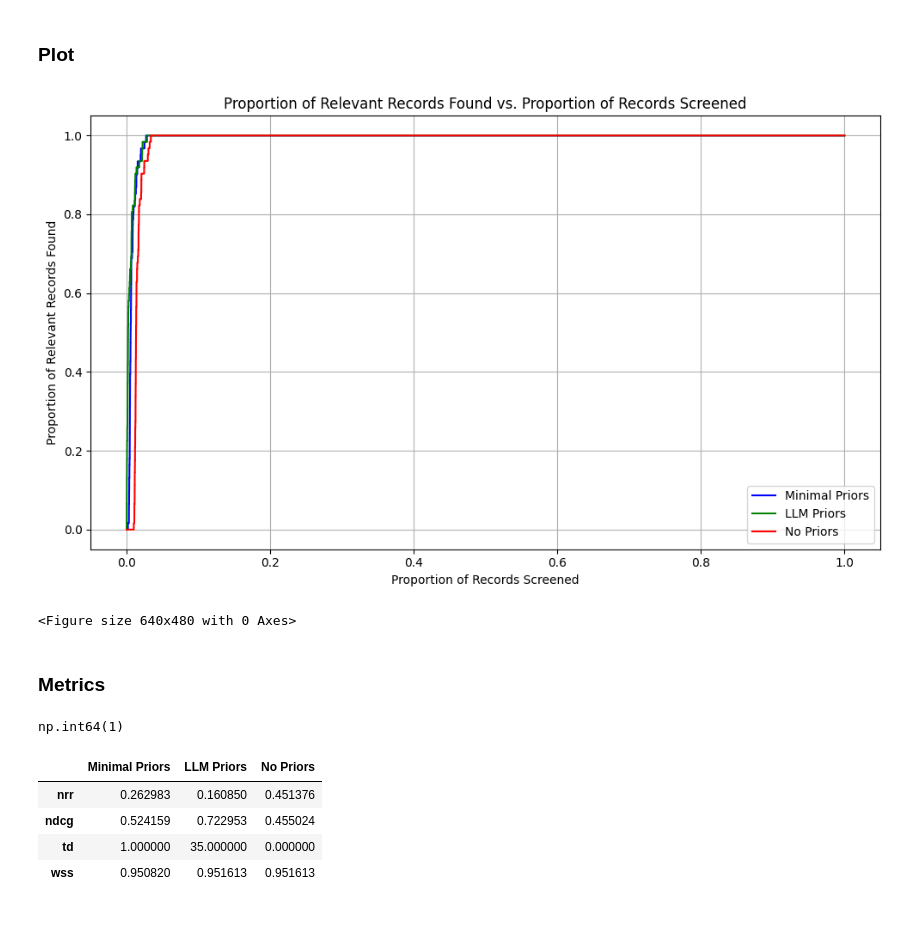
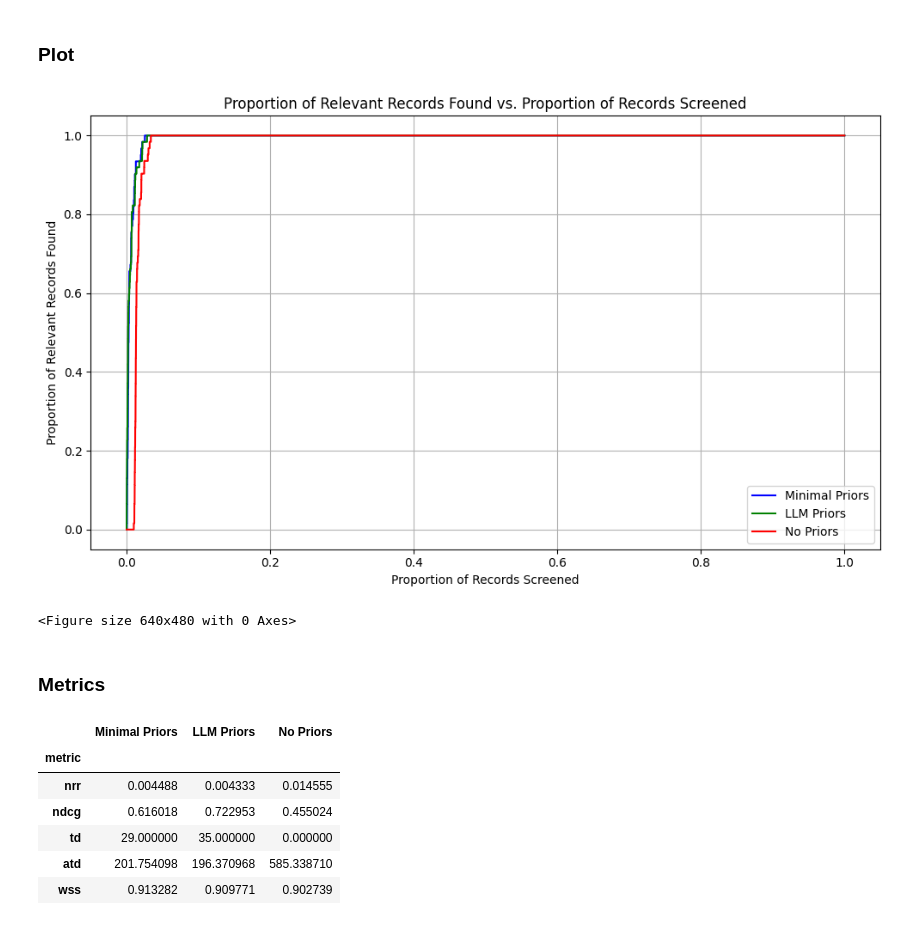
Before and after one commit to timovanommeren/jump_starting_evidence_synthesis, a Jupyter notebook: notebooks/simulation.ipynb, the cells around one changed output. Saved outputs shown, nothing was run; the diff lists cells and outputs as text; code cells hidden in the pictures.

Commit message:
imported insights and fixed calculated metrics, as part of #9 -- note that code could still be a lot more efficient

```diff
--- a/notebooks/simulation.ipynb
+++ b/notebooks/simulation.ipynb
@@ -28,7 +27,7 @@ import litellm
 name_dataset = 'Brouwer_2019'
 
 dataset_path = f'C:\\Users\\timov\\Desktop\\Utrecht\\Utrecht\\MSBBSS\\thesis_timo\\Synergy\\synergy_dataset\\{name_dataset}.csv'
-output_path = output_path = os.path.join(os.getcwd(), name_dataset)
+output_path = output_path = os.path.join(os.getcwd(), f"output\{name_dataset}")
 stimulus_for_llm = ['inclusion_criteria', 'exclusion_criteria'] # specify which columns from the snyergy metadata to use as stimulus for LLM
 # %%
 os.makedirs(output_path, exist_ok=True)
@@ -168,8 +167,17 @@ tfidf_kwargs = {
     "min_df": 1,
 }
 
+alc_no_prior = [
+    asreview.ActiveLearningCycle(querier=TopDown(), stopper=IsFittable()),
+    asreview.ActiveLearningCycle(
+        querier=Max(),
+        classifier=SVM(C=0.11, loss="squared_hinge"),
+        balancer=Balanced(ratio=9.8),
+        feature_extractor=Tfidf(**tfidf_kwargs),
+    )
+]
+
 alc = [
-    asreview.ActiveLearningCycle(querier=TopDown(), stopper=IsFittable()),
     asreview.ActiveLearningCycle(
         querier=Max(),
         classifier=SVM(C=0.11, loss="squared_hinge"),
@@ -189,7 +197,7 @@ simulate_llm.label(llm_prior_idx)
 simulate_llm.review()
 
 # Run simulation without priors (random start)
-simulate_no_priors = asreview.Simulate(X=dataset, labels=dataset["label_included"], cycles=alc)
+simulate_no_priors = asreview.Simulate(X=dataset, labels=dataset["label_included"], cycles=alc_no_prior)
 simulate_no_priors.review()
 
 # This line drops priors. To access the dataframe before this, just use simulate._results
@@ -208,19 +216,23 @@ def pad_labels(labels, num_priors, num_records):
     return pd.Series(
         labels.tolist() + np.zeros(num_records - len(labels) - num_priors).tolist()
     )
+# %%
+padded_labels_minimal = pad_labels(df_results_minimal["label"].reset_index(drop=True), len(minimal_prior_idx), len(dataset))
+padded_labels_llm = pad_labels(df_results_llm["label"].reset_index(drop=True), len(llm_prior_idx), len(dataset_llm))
+padded_labels_no_priors = pad_labels(df_results_no_priors["label"].reset_index(drop=True), 0, len(dataset))
 # %%
 # concatenate the three cumulative sum results in one dataframe for adding metadata and plotting
 
 df_cumsum = pd.DataFrame({
-    'Minimal Priors': pad_labels(df_results_minimal["label"].reset_index(drop=True), len(minimal_prior_idx), len(dataset)).cumsum(),
-    'LLM Priors': pad_labels(df_results_llm["label"].reset_index(drop=True), len(llm_prior_idx), len(dataset_llm)).cumsum(),
-    'No Priors': pad_labels(df_results_no_priors["label"].reset_index(drop=True), 0, len(dataset)).cumsum()
+    'Minimal Priors': padded_labels_minimal.cumsum(),
+    'LLM Priors': padded_labels_llm.cumsum(),
+    'No Priors': padded_labels_no_priors.cumsum()
 })
 
 df_cumsum
 
 # save cumulative sum dataframe to output_path
-df_cumsum_path = Path.Path(output_path) / f'{name_dataset}_cumsum_results.csv'
+df_cumsum_path = Path.Path(output_path) / 'cumsum_results.csv'
 df_cumsum.to_csv(df_cumsum_path, index=False)
 df_cumsum
 # %% [output]
@@ -242,22 +254,22 @@ df_cumsum
 # %%
 # generate a plot with scaled cumulative sum (divided by total number of relevant records in dataset)
 plt.figure(figsize=(10, 6))
 plt.step(np.arange(1, len(df_cumsum['Minimal Priors'].dropna())+1) / len(df_cumsum['Minimal Priors'].dropna()), (df_cumsum['Minimal Priors'] / (dataset['label_included'].sum() - dataset['label_included'].iloc[minimal_prior_idx].sum())).dropna(), label='Minimal Priors', color='blue', where='post')
 plt.step(np.arange(1, len(df_cumsum['LLM Priors'].dropna())+1) / len(df_cumsum['LLM Priors'].dropna()), (df_cumsum['LLM Priors'] / dataset['label_included'].sum()).dropna(), label='LLM Priors', color='green', where='post')
 plt.step(np.arange(1, len(df_cumsum['No Priors'].dropna())+1) / len(df_cumsum['No Priors'].dropna()), (df_cumsum['No Priors'] / (dataset['label_included'].sum())).dropna(), label='No Priors', color='red', where='post')
 plt.xlabel('Proportion of Records Screened')
 plt.ylabel('Proportion of Relevant Records Found')
 plt.title('Proportion of Relevant Records Found vs. Proportion of Records Screened')
 plt.legend()
 plt.grid(True)
 plt.tight_layout()
 plt.show()
 
 # save plot to output_path
-plot_path = Path.Path(output_path) / f'{name_dataset}_simulation_plot.png'
+plot_path = Path.Path(output_path) / 'recall_plot.png'
 plt.savefig(plot_path)
 # %% [output]
-[figure, old version]
+[figure, new version]
 <Figure size 640x480 with 0 Axes>
 # %% [markdown]
 ### Metrics
@@ -272,8 +283,0 @@ ndcg_score_no_priors = ndcg(list(df_results_no_priors['label']))
-# %%
-Time_to_Discovery = 100
-
-td_minimal = df_results_minimal['label'].iloc[0:Time_to_Discovery,].sum()
-td_llm = df_results_llm['label'].iloc[0:Time_to_Discovery,].sum()
-td_no_priors = df_results_no_priors['label'].iloc[0:Time_to_Discovery,].sum()
-# %% [output]
-np.int64(1)
@@ -289,19 +314,25 @@ wss_no_priors = all_wss_no_priors[0][math.floor(len(all_wss_no_priors[0]) * thre
 # %%
-metrics = {
-    'Minimal Priors': [nrr_minimal, ndcg_score_minimal, td_minimal, wss_minimal],
-    'LLM Priors': [nrr_llm, ndcg_score_llm, td_llm, wss_llm],
-    'No Priors': [nrr_no_priors, ndcg_score_no_priors, td_no_priors, wss_no_priors]
-}
+metric_names = ["nrr", "ndcg", "td", "atd", "wss"]
 
-df_metrics = pd.DataFrame(metrics, index = ["nrr", "ndcg", "td", "wss"])
+df_metrics = (
+    pd.DataFrame({
+        "metric": metric_names,
+        'Minimal Priors': [nrr_minimal, ndcg_score_minimal, td_minimal, atd_minimal, all_wss_minimal[1][idx_minimal]],
+        'LLM Priors': [nrr_llm, ndcg_score_llm, td_llm, atd_llm, all_wss_llm[1][idx_llm]],
+        'No Priors': [nrr_no_priors, ndcg_score_no_priors, td_no_priors, atd_no_priors, all_wss_no_priors[1][idx_no_priors]]
+    })
+    .set_index("metric")
+)
 
 # save cumulative sum dataframe to output_path
-df_metrics_path = Path.Path(output_path) / f'{name_dataset}_metrics.csv'
+df_metrics_path = Path.Path(output_path) / 'metrics.csv'
 df_metrics.to_csv(df_metrics_path, index=False)
 df_metrics
 # %% [output]
 |  | Minimal Priors | LLM Priors | No Priors |
-| nrr | 0.262983 | 0.160850 | 0.451376 |
-| ndcg | 0.524159 | 0.722953 | 0.455024 |
-| td | 1.000000 | 35.000000 | 0.000000 |
-| wss | 0.950820 | 0.951613 | 0.951613 |
+| metric |  |  |  |
+| nrr | 0.004488 | 0.004333 | 0.014555 |
+| ndcg | 0.616018 | 0.722953 | 0.455024 |
+| td | 29.000000 | 35.000000 | 0.000000 |
+| atd | 201.754098 | 196.370968 | 585.338710 |
+| wss | 0.913282 | 0.909771 | 0.902739 |
```
Also changed, not shown: parts of 9 cells of this notebook.
